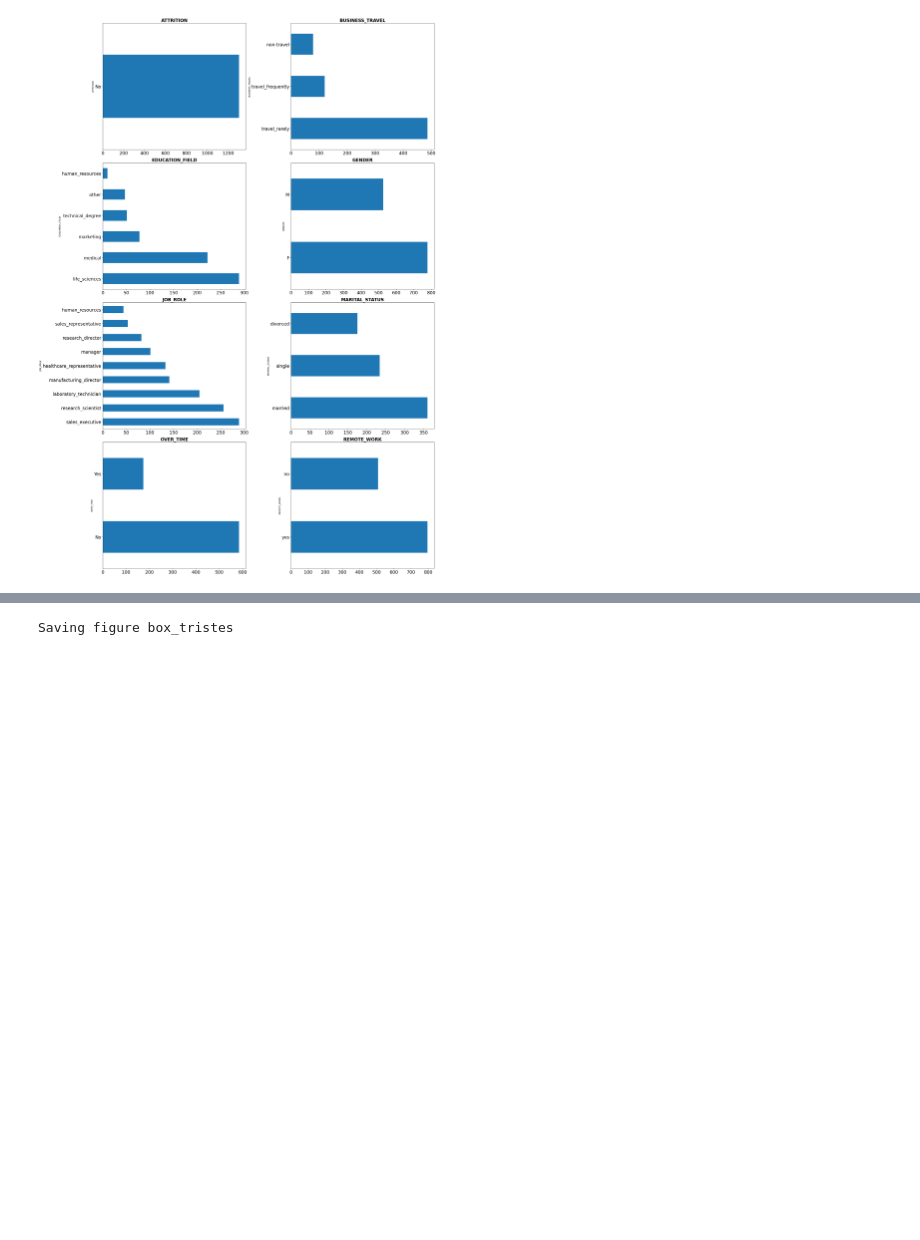
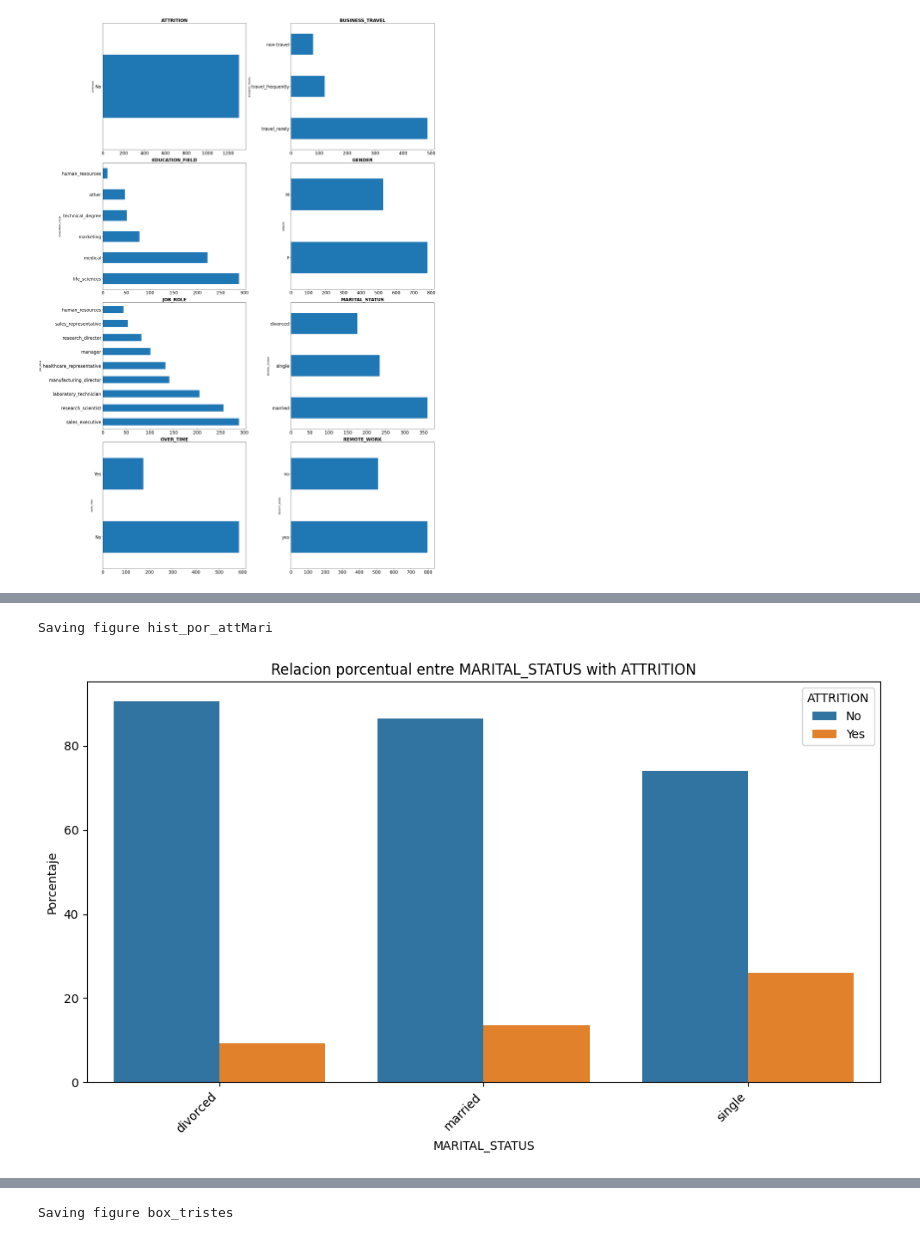
Before and after one commit to Origamologo/Empleados, a Jupyter notebook: 02_visualización.ipynb, the cells around one changed output, grey strips where cells are left out. Drawn from its saved outputs; the diff is of its cells as text; code cells hidden in the pictures; blank space fills up the shorter version.

```diff
--- a/02_visualización.ipynb
+++ b/02_visualización.ipynb
@@ -118,0 +129,5 @@ Saving figure cat_felices
+# %%
+histo_porcentual(df_completo, 'MARITAL_STATUS', 'ATTRITION', 'hist_por_attMari')
+# %% [output]
+Saving figure hist_por_attMari
+[figure, added]
```
Also changed, not shown: parts of 16 cells of this notebook, 7 other files.
